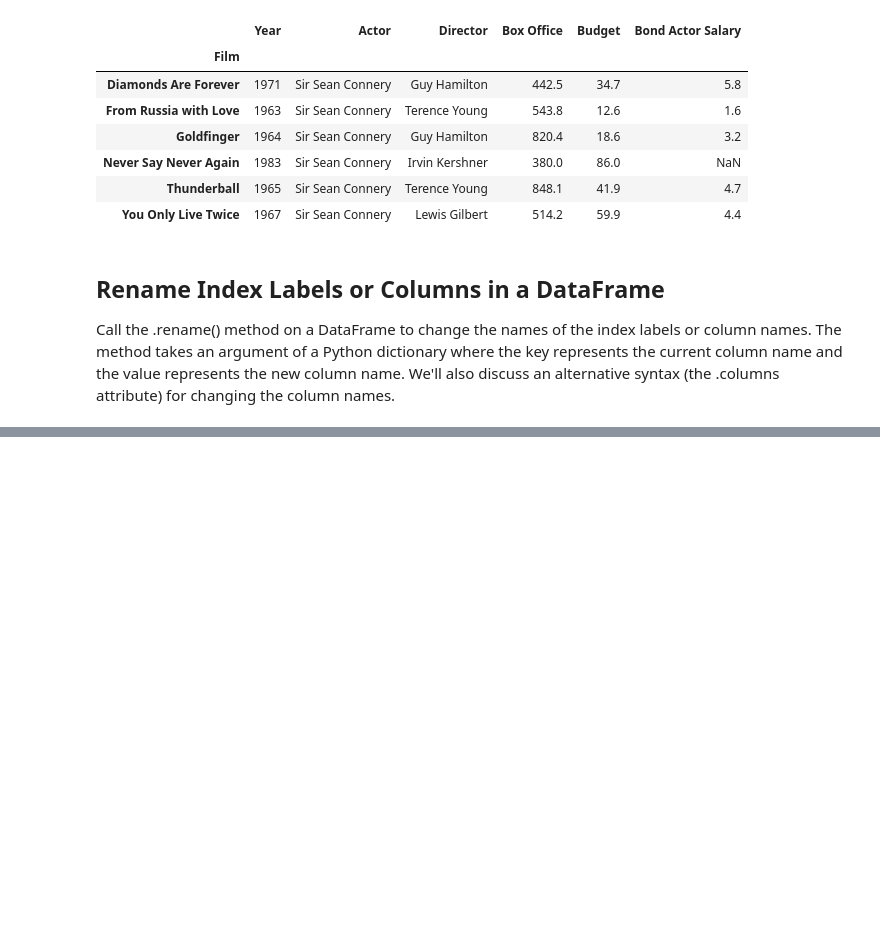
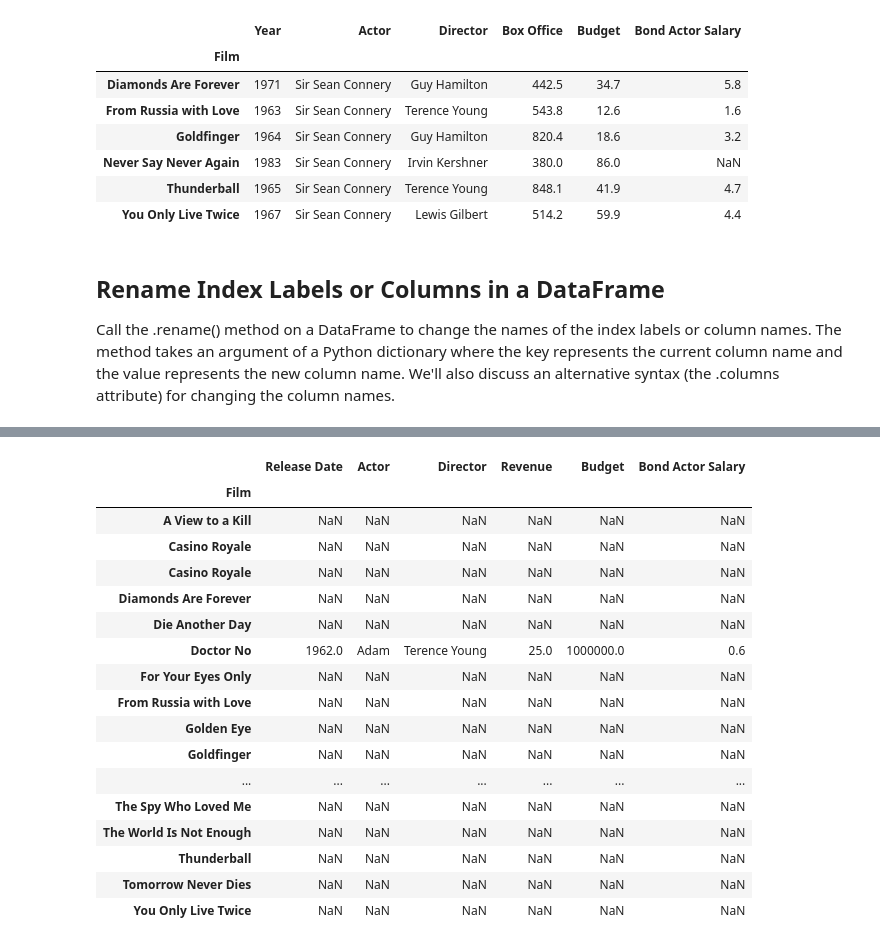
Before and after one commit to adamstueckrath/DataAnalysisPandas, a Jupyter notebook: DataFrame Notes III.ipynb, the cells around one changed output, grey strips where cells are left out. Saved outputs shown, nothing was run; the diff lists cells and outputs as text; code cells hidden in the pictures; blank space fills up the shorter version.

```diff
--- a/DataFrame Notes III.ipynb
+++ b/DataFrame Notes III.ipynb
@@ -280,3 +286,6 @@ bond.ix[extract]
 # %% [markdown]
 ## Rename Index Labels or Columns in a DataFrame
 Call the .rename() method on a DataFrame to change the names of the index labels or column names. The method takes an argument of a Python dictionary where the key represents the current column name and the value represents the new column name. We'll also discuss an alternative syntax  (the .columns attribute) for changing the column names.
+# %%
+bond.sort_index(inplace = True)
+bond.head()
@@ -282,0 +300,3 @@ Call the .rename() method on a DataFrame to change the names of the index labels
+# %%
+bond.rename(columns = {'Year': 'Release Date', 'Box Office':'Revenue'}, inplace = True)
+bond.head(1)
@@ -282,0 +307,4 @@ Call the .rename() method on a DataFrame to change the names of the index labels
+# %%
+bond.rename(index={'Dr. No': 'Doctor No',
+                   'GoldenEye':'Golden Eye'}, inplace=True)
+bond.ix['Golden Eye']
@@ -282,0 +377,4 @@ Call the .rename() method on a DataFrame to change the names of the index labels
+# %%
+bond.sort_index(inplace=True)
+bond.sort_values('Revenue', ascending = False)
+bond.head()
@@ -282,0 +408,22 @@ Call the .rename() method on a DataFrame to change the names of the index labels
+# %%
+# visually see what rows match your condition
+bond.where(bond['Actor'] == 'Adam')
+# %% [output]
+|  | Release Date | Actor | Director | Revenue | Budget | Bond Actor Salary |
+| Film |  |  |  |  |  |  |
+| A View to a Kill | NaN | NaN | NaN | NaN | NaN | NaN |
+| Casino Royale | NaN | NaN | NaN | NaN | NaN | NaN |
+| Casino Royale | NaN | NaN | NaN | NaN | NaN | NaN |
+| Diamonds Are Forever | NaN | NaN | NaN | NaN | NaN | NaN |
+| Die Another Day | NaN | NaN | NaN | NaN | NaN | NaN |
+| Doctor No | 1962.0 | Adam | Terence Young | 25.0 | 1000000.0 | 0.6 |
+| For Your Eyes Only | NaN | NaN | NaN | NaN | NaN | NaN |
+| From Russia with Love | NaN | NaN | NaN | NaN | NaN | NaN |
+| Golden Eye | NaN | NaN | NaN | NaN | NaN | NaN |
+| Goldfinger | NaN | NaN | NaN | NaN | NaN | NaN |
+| ... | ... | ... | ... | ... | ... | ... |
+| The Spy Who Loved Me | NaN | NaN | NaN | NaN | NaN | NaN |
+| The World Is Not Enough | NaN | NaN | NaN | NaN | NaN | NaN |
+| Thunderball | NaN | NaN | NaN | NaN | NaN | NaN |
+| Tomorrow Never Dies | NaN | NaN | NaN | NaN | NaN | NaN |
+| You Only Live Twice | NaN | NaN | NaN | NaN | NaN | NaN |
```
Also changed, not shown: parts of 20 cells of this notebook.
